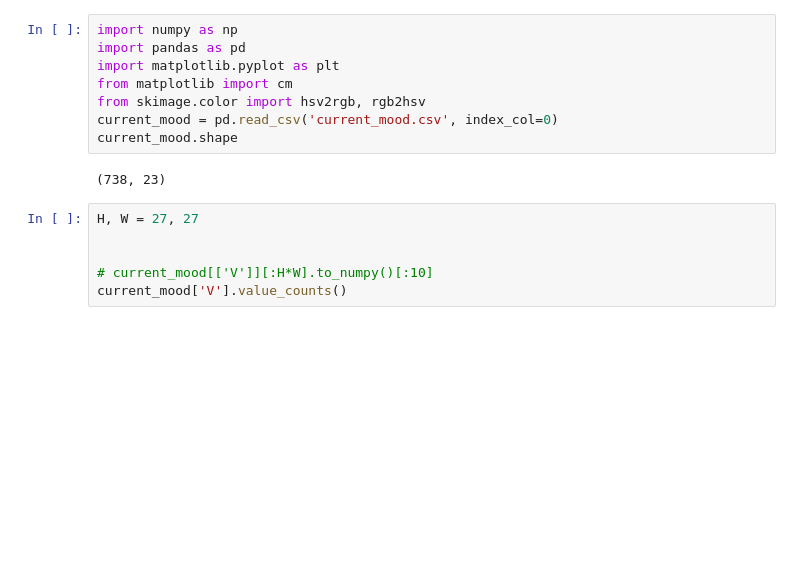
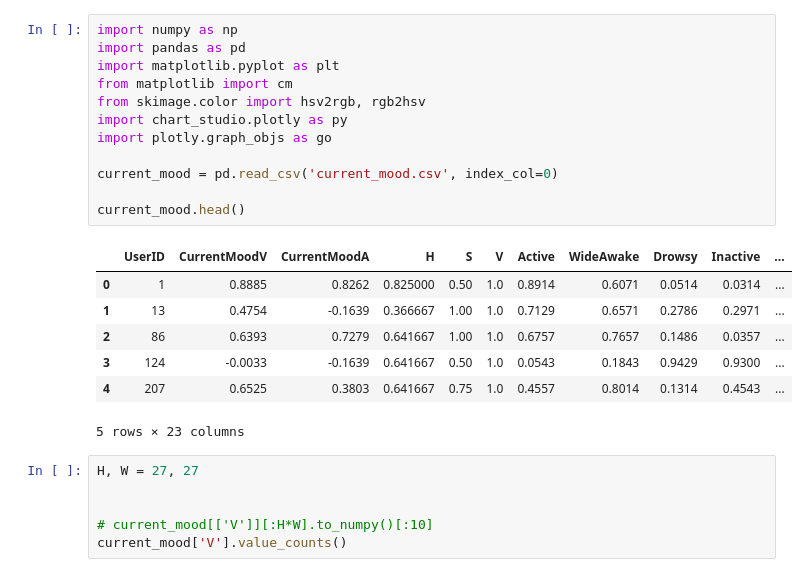
Before and after one commit to s-bose/Moods_dataset, a Jupyter notebook: colors_EDA.ipynb, the cells around one changed output. Drawn from its saved outputs; the diff is of its cells as text; blank space fills up the shorter version.

```diff
--- a/colors_EDA.ipynb
+++ b/colors_EDA.ipynb
@@ -1,13 +1,23 @@
 # %%
 import numpy as np
 import pandas as pd
 import matplotlib.pyplot as plt
 from matplotlib import cm
 from skimage.color import hsv2rgb, rgb2hsv
+import chart_studio.plotly as py
+import plotly.graph_objs as go
+
 current_mood = pd.read_csv('current_mood.csv', index_col=0)
-current_mood.shape
+
+current_mood.head()
 # %% [output]
+|  | UserID | CurrentMoodV | CurrentMoodA | H | S | V | Active | WideAwake | Drowsy | Inactive | ... |
+| 0 | 1 | 0.8885 | 0.8262 | 0.825000 | 0.50 | 1.0 | 0.8914 | 0.6071 | 0.0514 | 0.0314 | ... |
+| 1 | 13 | 0.4754 | -0.1639 | 0.366667 | 1.00 | 1.0 | 0.7129 | 0.6571 | 0.2786 | 0.2971 | ... |
+| 2 | 86 | 0.6393 | 0.7279 | 0.641667 | 1.00 | 1.0 | 0.6757 | 0.7657 | 0.1486 | 0.0357 | ... |
+| 3 | 124 | -0.0033 | -0.1639 | 0.641667 | 0.50 | 1.0 | 0.0543 | 0.1843 | 0.9429 | 0.9300 | ... |
+| 4 | 207 | 0.6525 | 0.3803 | 0.641667 | 0.75 | 1.0 | 0.4557 | 0.8014 | 0.1314 | 0.4543 | ... |
-(738, 23)
+5 rows × 23 columns
 # %%
 H, W = 27, 27
 
```
Also changed, not shown: parts of 3 cells of this notebook.
